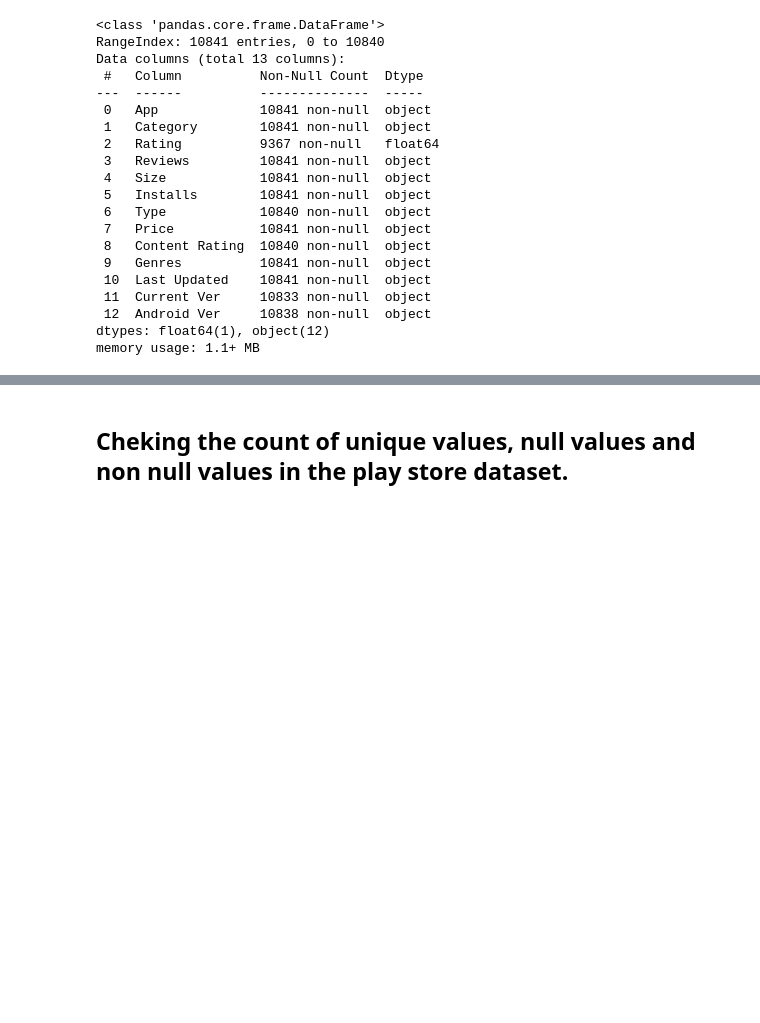
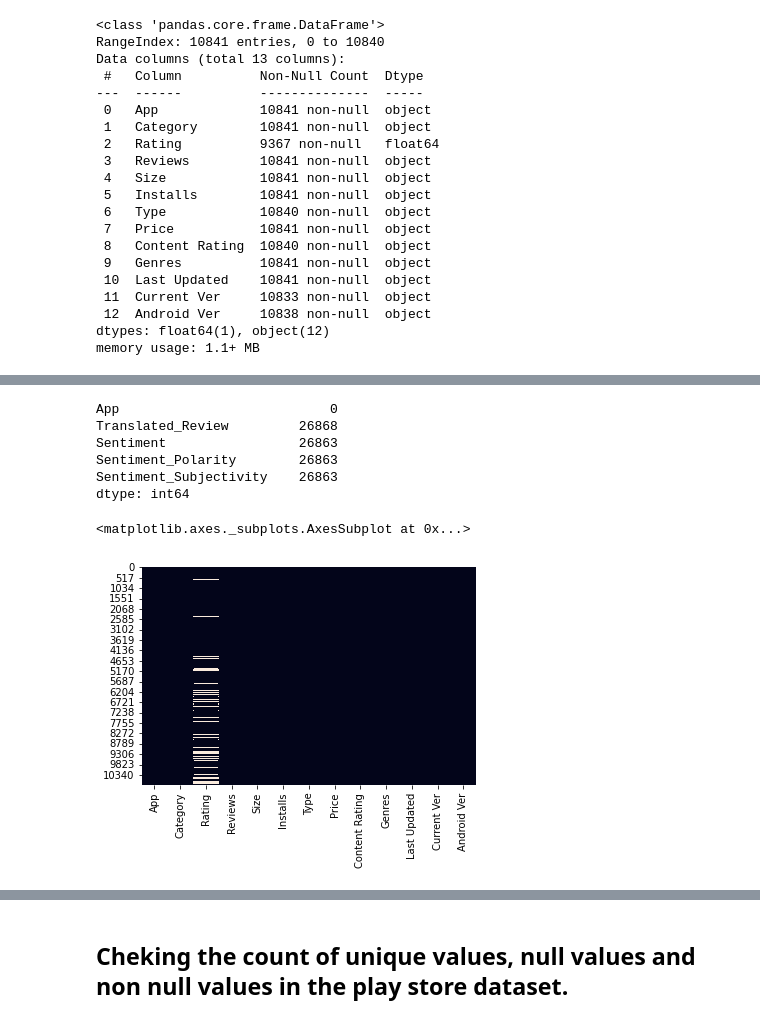
Before and after one commit to MohammadSarim/Capstone-Project-1-Play-Store-App-Review-Analysis, a Jupyter notebook: Capstone_Project_EDA_(PlayStore_App_Review_Analysis).ipynb, the cells around one changed output, grey strips where cells are left out. Saved outputs shown, nothing was run; the diff lists cells and outputs as text; code cells hidden in the pictures; blank space fills up the shorter version.

```diff
--- a/Capstone_Project_EDA_(PlayStore_App_Review_Analysis).ipynb
+++ b/Capstone_Project_EDA_(PlayStore_App_Review_Analysis).ipynb
@@ -221,0 +250,17 @@ msno.bar(Play_Store_DataFrame,color="tomato", sort="ascending",figsize = (10,6),
+# %%
+# Missing Values/Null Values Count in User Review DataFrame
+print(User_Review_DataFrame.isnull().sum())
+# %% [output]
+App                           0
+Translated_Review         26868
+Sentiment                 26863
+Sentiment_Polarity        26863
+Sentiment_Subjectivity    26863
+dtype: int64
+# %%
+# Visualizing the missing values in Play Store DataFrame
+# Checking Null Value by plotting Heatmap
+sns.heatmap(Play_Store_DataFrame.isnull(), cbar=False)
+# %% [output]
+<matplotlib.axes._subplots.AxesSubplot at 0x...>
+[figure, added]
```
Also changed, not shown: parts of 39 cells of this notebook.
